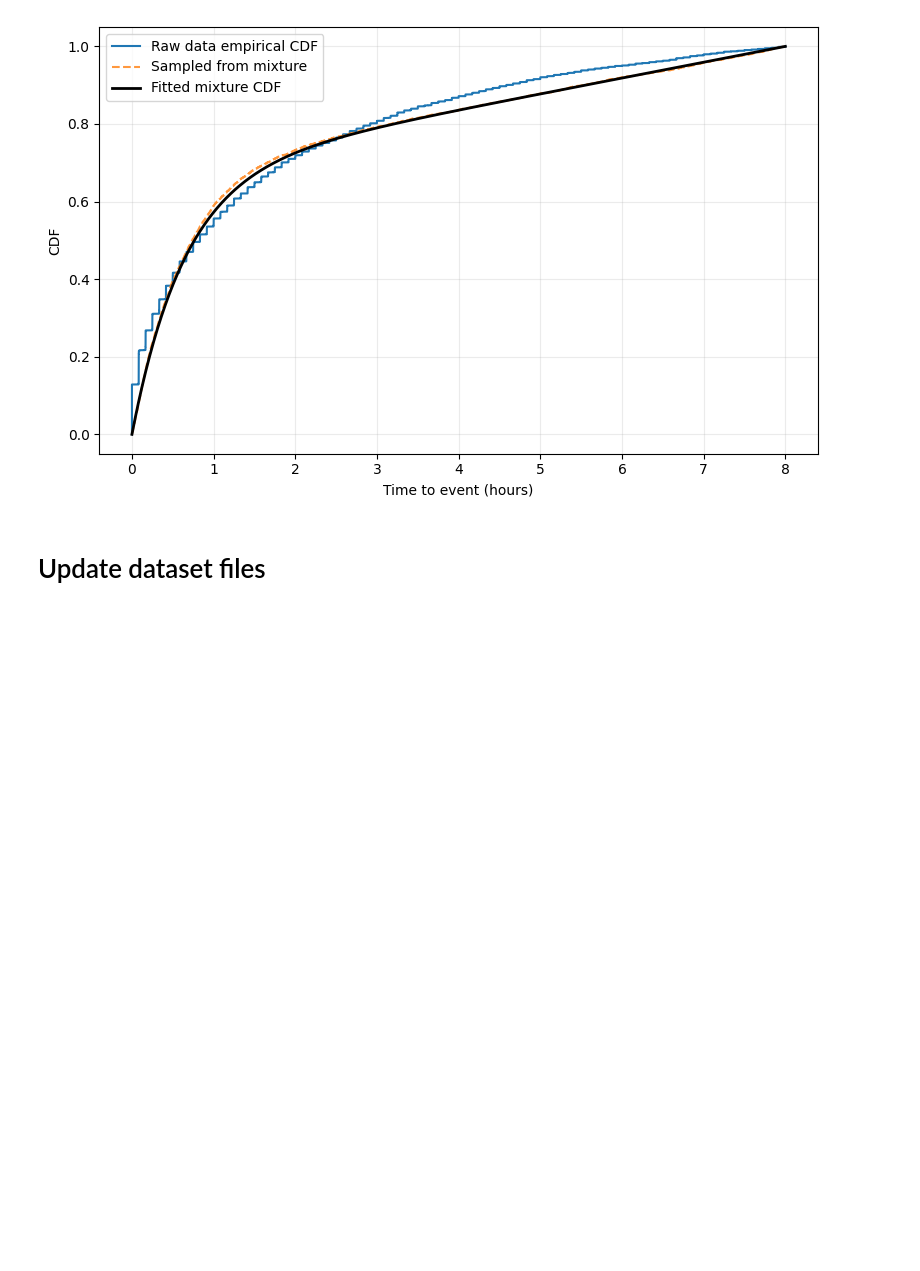
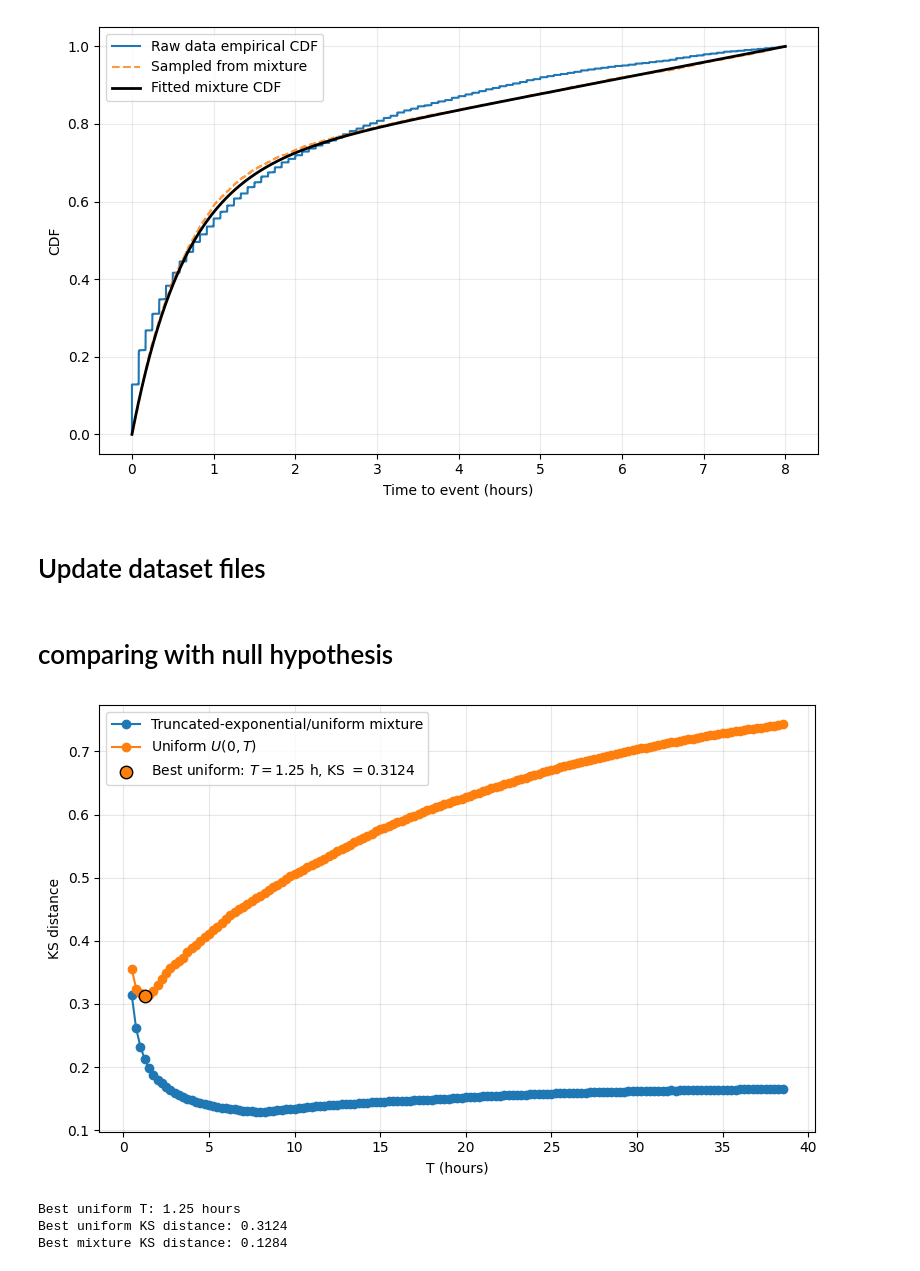
Before and after one commit to mohamad-hasan-sohan-ajini/predictive-maintenance, a Jupyter notebook: src/clean_dataset.ipynb, the cells around one changed output. Drawn from its saved outputs; the diff is of its cells as text; code cells hidden in the pictures; blank space fills up the shorter version.

Commit message:
Copute KS error for uniform model

```diff
--- a/src/clean_dataset.ipynb
+++ b/src/clean_dataset.ipynb
@@ -354,3 +354,71 @@ for when_csv_path in when_csv_files:
 
     if "is_bg" not in where_df.columns:
         updated_where_df.to_csv(where_csv_path, index=False)
+# %% [markdown]
+# comparing with null hypothesis
+# %%
+# Fit Uniform(0, T) over the same windows used for the mixture model.
+def ks_distance_to_uniform(x, T):
+    """KS distance between the empirical CDF of x and Uniform(0, T)."""
+    x_sorted, empirical_y = empirical_cdf_values(x)
+    uniform_y = get_uniform_cdf(x_sorted, T)
+
+    return np.max(np.abs(empirical_y - uniform_y))
+
+
+uniform_ks_errors = []
+for T_candidate in Ts:
+    mask = np.isfinite(t) & (t >= 0) & (t <= T_candidate)
+    t_fit_uniform = t[mask]
+    uniform_ks_errors.append(ks_distance_to_uniform(t_fit_uniform, T_candidate))
+
+best_uniform_index = np.argmin(uniform_ks_errors).item()
+best_uniform_T = Ts[best_uniform_index]
+best_uniform_ks = uniform_ks_errors[best_uniform_index]
+
+fig, ax = plt.subplots(figsize=(8, 5))
+T_hours = np.asarray(Ts) / 3600
+ax.plot(
+    T_hours,
+    ks_errors,
+    marker="o",
+    label="Truncated-exponential/uniform mixture",
+)
+ax.plot(
+    T_hours,
+    uniform_ks_errors,
+    marker="o",
+    label=r"Uniform $U(0,T)$",
+)
+ax.scatter(
+    best_uniform_T / 3600,
+    best_uniform_ks,
+    color="C1",
+    edgecolor="black",
+    s=80,
+    zorder=3,
+    label=(
+        rf"Best uniform: $T={best_uniform_T / 3600:.2f}$ h, "
+        rf"KS $={best_uniform_ks:.4f}$"
+    ),
+)
+ax.set_xlabel("T (hours)")
+ax.set_ylabel("KS distance")
+ax.grid(alpha=0.3)
+ax.legend()
+fig.tight_layout()
+fig.savefig(
+    OUTPUT_DIR / "ks_distance_mixture_vs_uniform.pdf",
+    dpi=300,
+    bbox_inches="tight",
+)
+plt.show()
+
+print(f"Best uniform T: {best_uniform_T / 3600:.2f} hours")
+print(f"Best uniform KS distance: {best_uniform_ks:.4f}")
+print(f"Best mixture KS distance: {min_error:.4f}")
+# %% [output]
+[figure, added]
+Best uniform T: 1.25 hours
+Best uniform KS distance: 0.3124
+Best mixture KS distance: 0.1284
```
Also changed, not shown: parts of 1 cell of this notebook.
